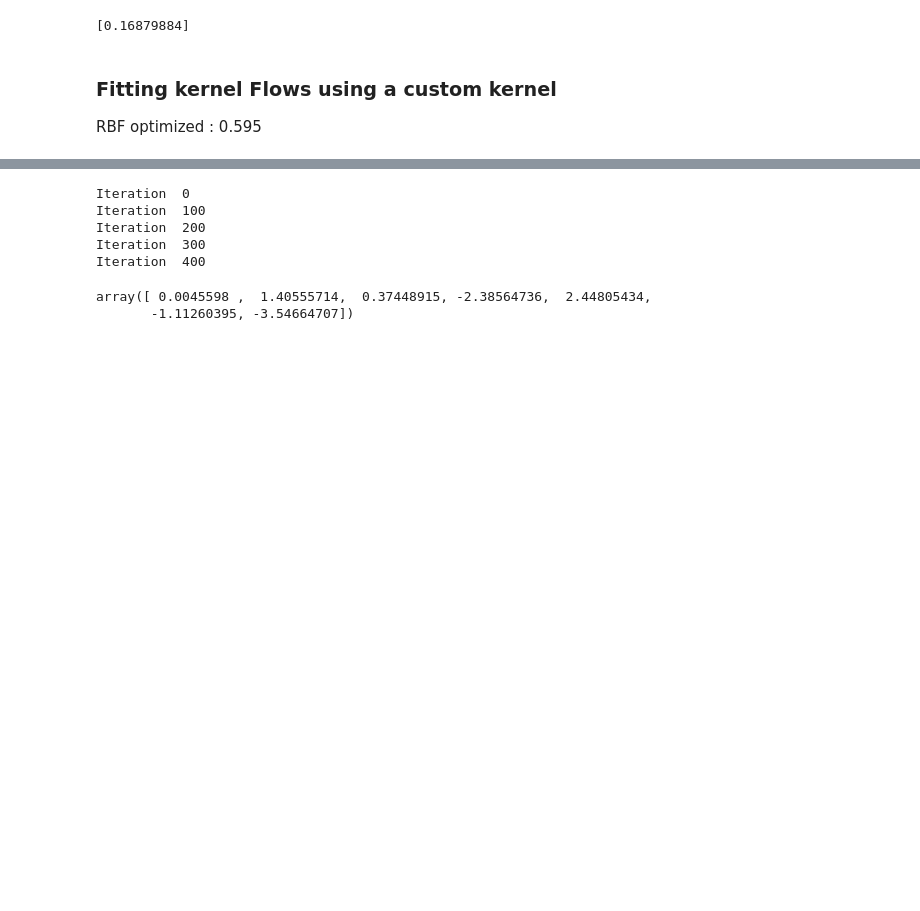
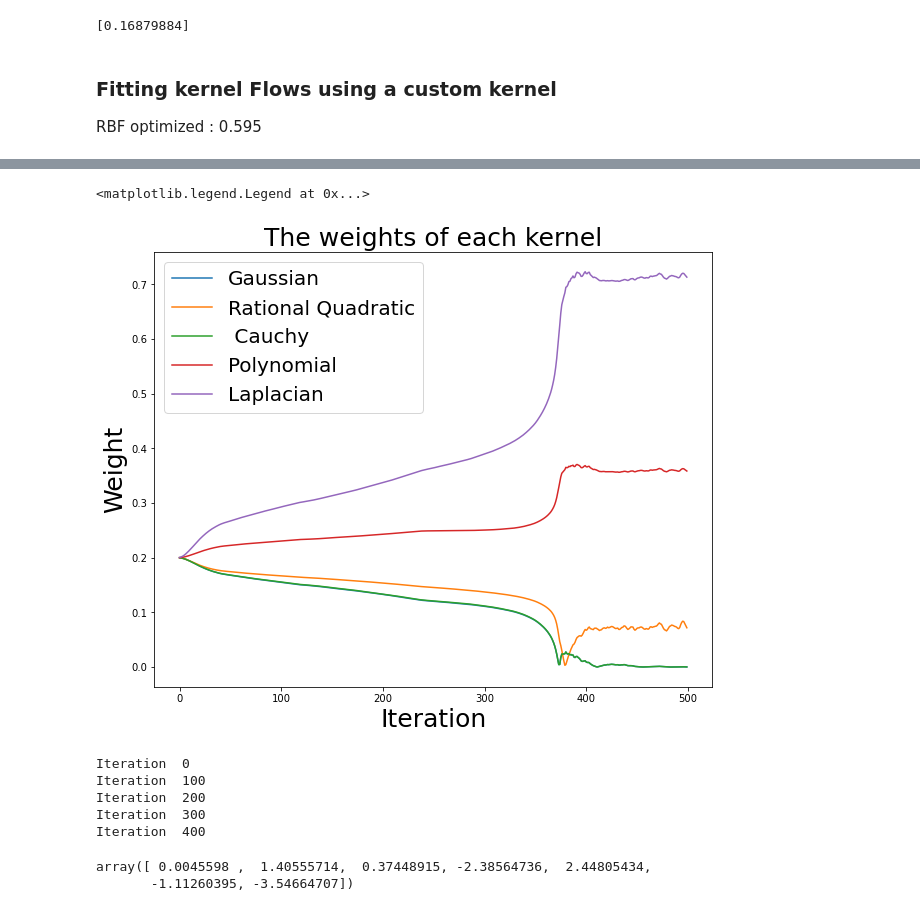
Before and after one commit to MatDag/mva-KMML-challenge, a Jupyter notebook: KRR/KRR Kernel Flows with complex kernels.ipynb, the cells around one changed output, grey strips where cells are left out. Saved outputs shown, nothing was run; the diff lists cells and outputs as text; code cells hidden in the pictures; blank space fills up the shorter version.

```diff
--- a/KRR/KRR Kernel Flows with complex kernels.ipynb
+++ b/KRR/KRR Kernel Flows with complex kernels.ipynb
@@ -227,3 +309,16 @@ def custom_kernel(matrix_1, matrix_2, parameters):
+# %%
+plt.figure(figsize = (10,8))
+plt.title("The weights of each kernel", size = 25)
+plt.xlabel("Iteration", size = 25)
+plt.ylabel("Weight", size = 25)
+names = ["Gaussian", "Rational Quadratic", " Cauchy", "Polynomial", "Laplacian"]
+for i in range(weights_hist.shape[-1]):
+    plt.plot(np.abs(weights_hist[:, i])/total_mass, label = names[i])
+
+plt.legend(prop={'size': 20})
+# %% [output]
+<matplotlib.legend.Legend at 0x...>
+[figure, added]
 # %%
 #Initialize all parameters to 1.0
 reg = 1e-5
```
Also changed, not shown: parts of 7 cells of this notebook, 2 other files.
